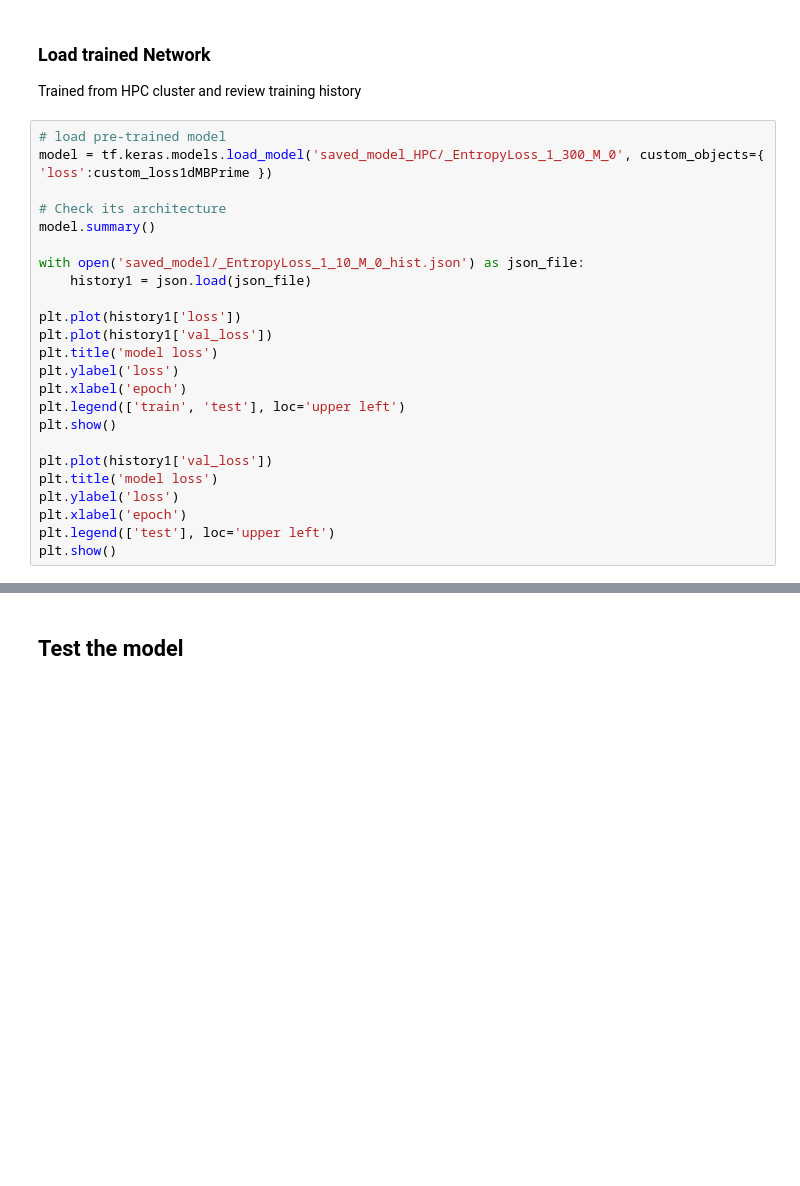
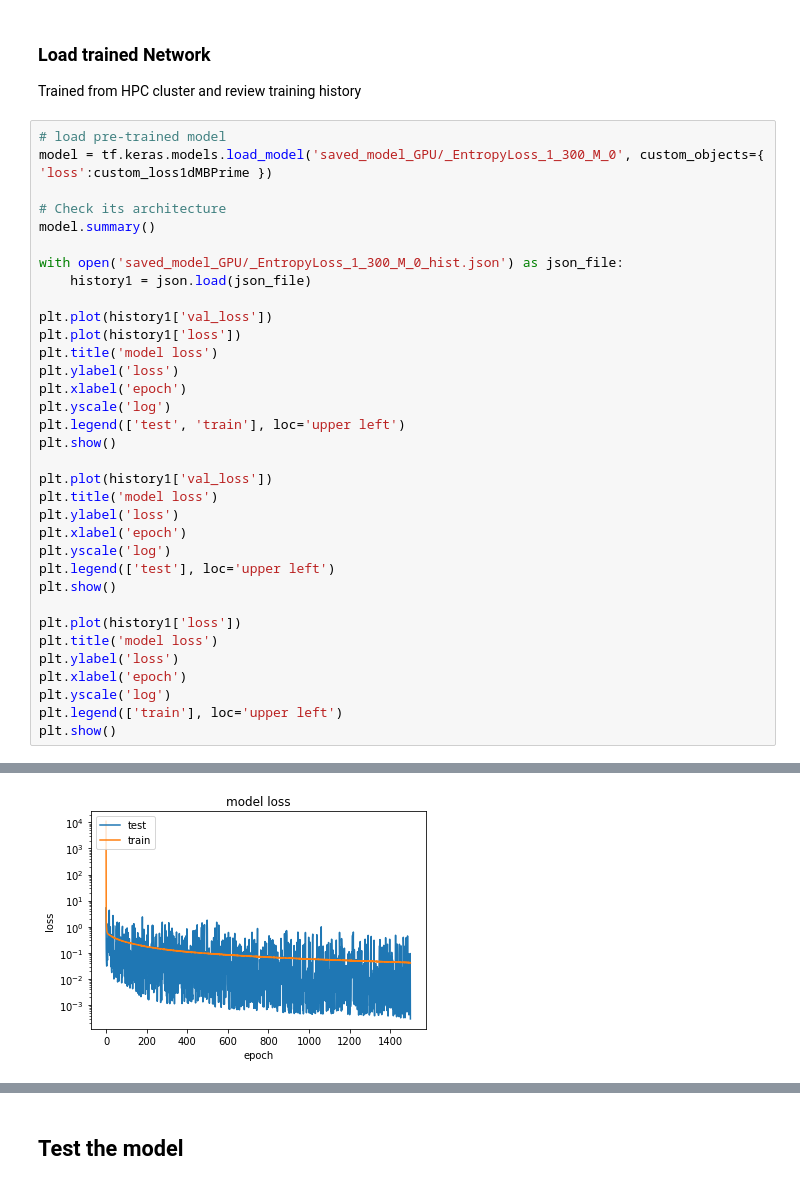
Before and after one commit to CSMMLab/KiT-RT, a Jupyter notebook: code/python/neural_entropy/EntropyTrainEvaluator.ipynb, the cells around one changed output, grey strips where cells are left out. Saved outputs shown, nothing was run; the diff lists cells and outputs as text; blank space fills up the shorter version.

```diff
--- a/code/python/neural_entropy/EntropyTrainEvaluator.ipynb
+++ b/code/python/neural_entropy/EntropyTrainEvaluator.ipynb
@@ -219,26 +219,36 @@ Use the dataset np.arange(0.1, 2,0.000001)
 Trained from HPC cluster and review training history
 # %%
 # load pre-trained model
-model = tf.keras.models.load_model('saved_model_HPC/_EntropyLoss_1_300_M_0', custom_objects={ 'loss':custom_loss1dMBPrime })
+model = tf.keras.models.load_model('saved_model_GPU/_EntropyLoss_1_300_M_0', custom_objects={ 'loss':custom_loss1dMBPrime })
 
 # Check its architecture
 model.summary()
 
-with open('saved_model/_EntropyLoss_1_10_M_0_hist.json') as json_file:
+with open('saved_model_GPU/_EntropyLoss_1_300_M_0_hist.json') as json_file:
     history1 = json.load(json_file)
 
+plt.plot(history1['val_loss'])
 plt.plot(history1['loss'])
-plt.plot(history1['val_loss'])
 plt.title('model loss')
 plt.ylabel('loss')
 plt.xlabel('epoch')
-plt.legend(['train', 'test'], loc='upper left')
+plt.yscale('log')
+plt.legend(['test', 'train'], loc='upper left')
 plt.show()
 
 plt.plot(history1['val_loss'])
 plt.title('model loss')
 plt.ylabel('loss')
 plt.xlabel('epoch')
+plt.yscale('log')
 plt.legend(['test'], loc='upper left')
 plt.show()
+
+plt.plot(history1['loss'])
+plt.title('model loss')
+plt.ylabel('loss')
+plt.xlabel('epoch')
+plt.yscale('log')
+plt.legend(['train'], loc='upper left')
+plt.show()
 # %% [output]
@@ -245,0 +272 @@ ValueError: Unable to restore custom object of type _tf_keras_metric currently.
+[figure, added]
```
Also changed, not shown: parts of 4 cells of this notebook, 4 other files.
